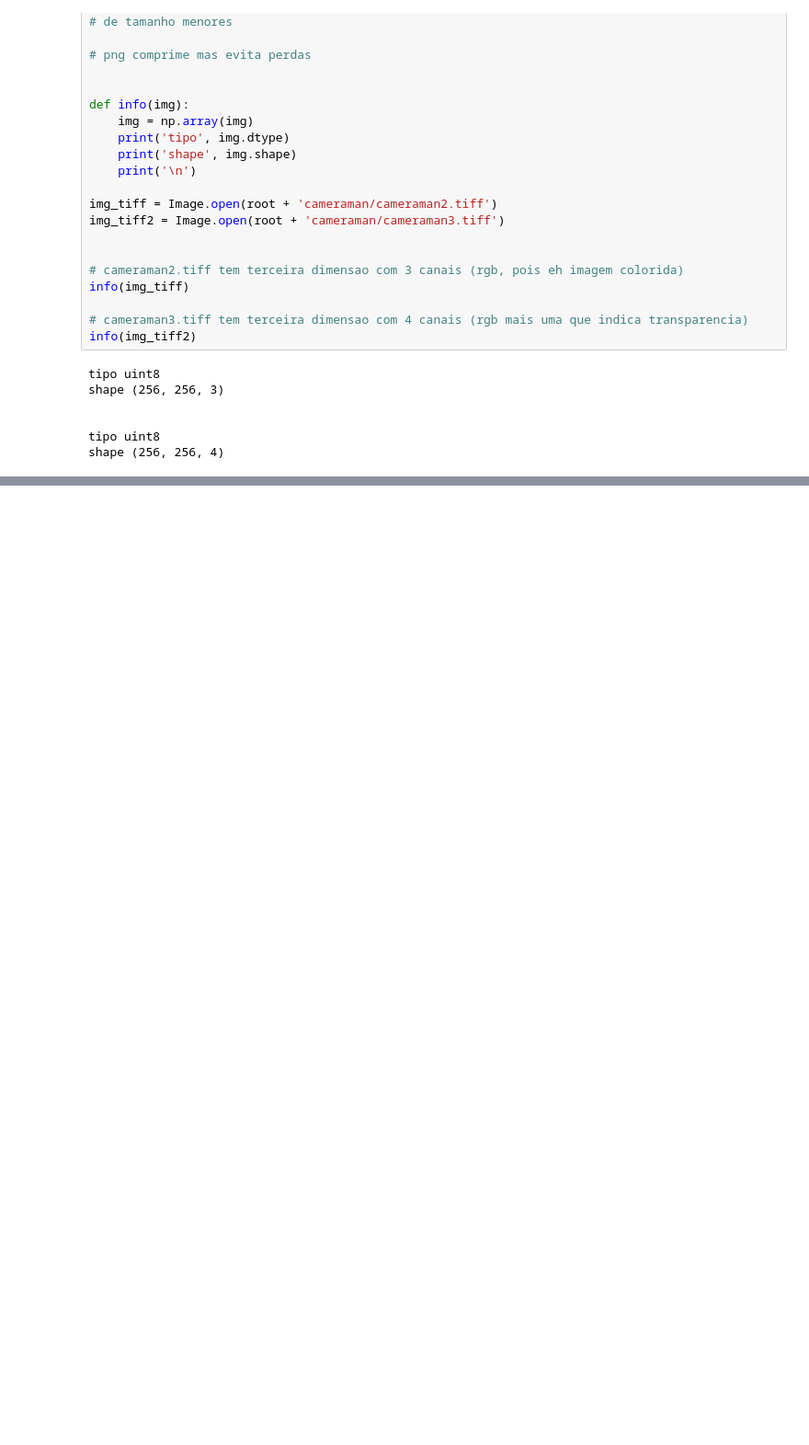
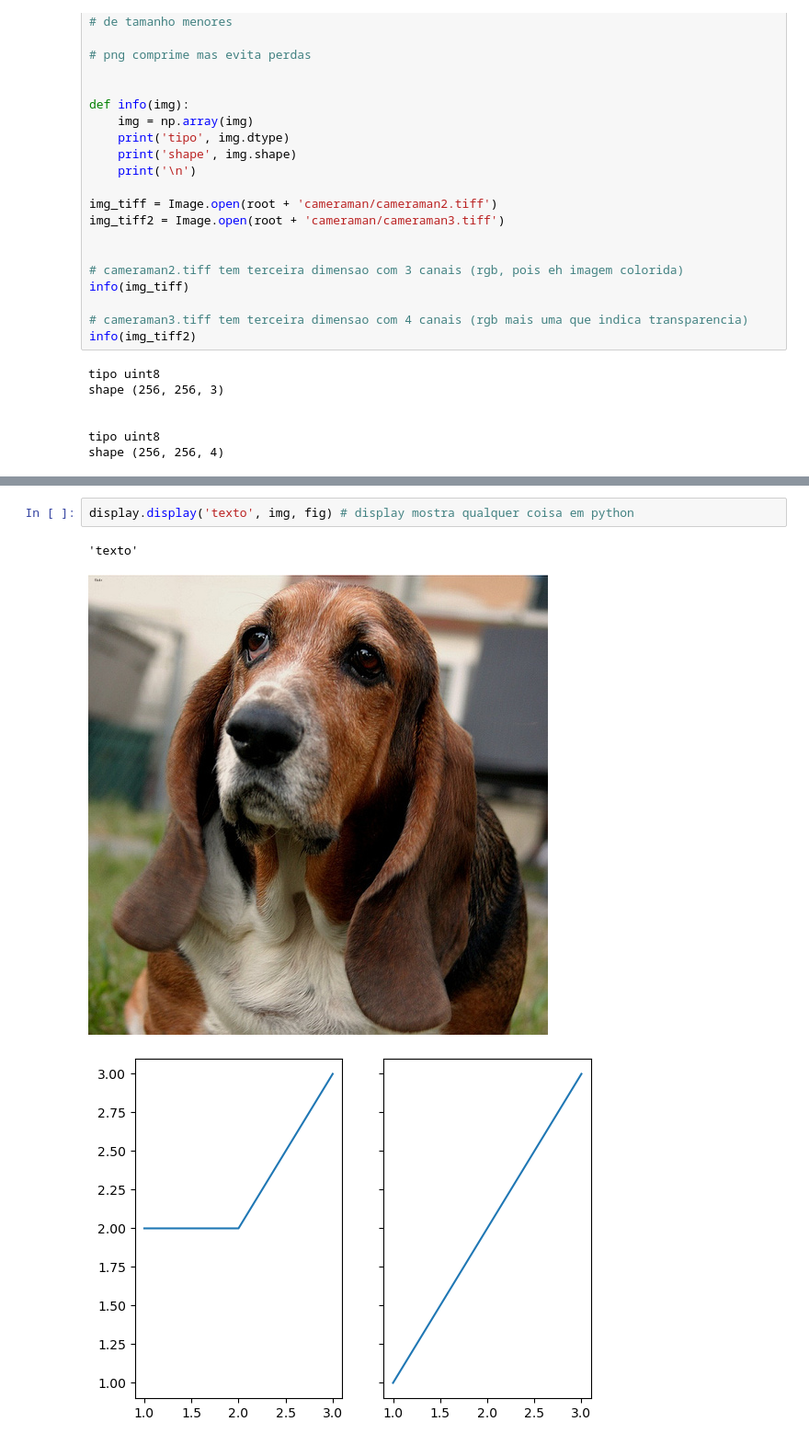
Before and after one commit to mau0414/visao-computacional, a Jupyter notebook: modulo1-conceitos_pdi_python/leitura_manipulacao_imgs.ipynb, the cells around one changed output, grey strips where cells are left out. Shown at 92% size. Drawn from its saved outputs; the diff is of its cells as text; blank space fills up the shorter version.

```diff
--- a/modulo1-conceitos_pdi_python/leitura_manipulacao_imgs.ipynb
+++ b/modulo1-conceitos_pdi_python/leitura_manipulacao_imgs.ipynb
@@ -106,0 +127,6 @@ shape (256, 256, 4)
+# %%
+display.display('texto', img, fig) # display mostra qualquer coisa em python
+# %% [output]
+'texto'
+[figure, added]
+[figure, added]
```
Also changed, not shown: parts of 4 cells of this notebook, 2 other files.
